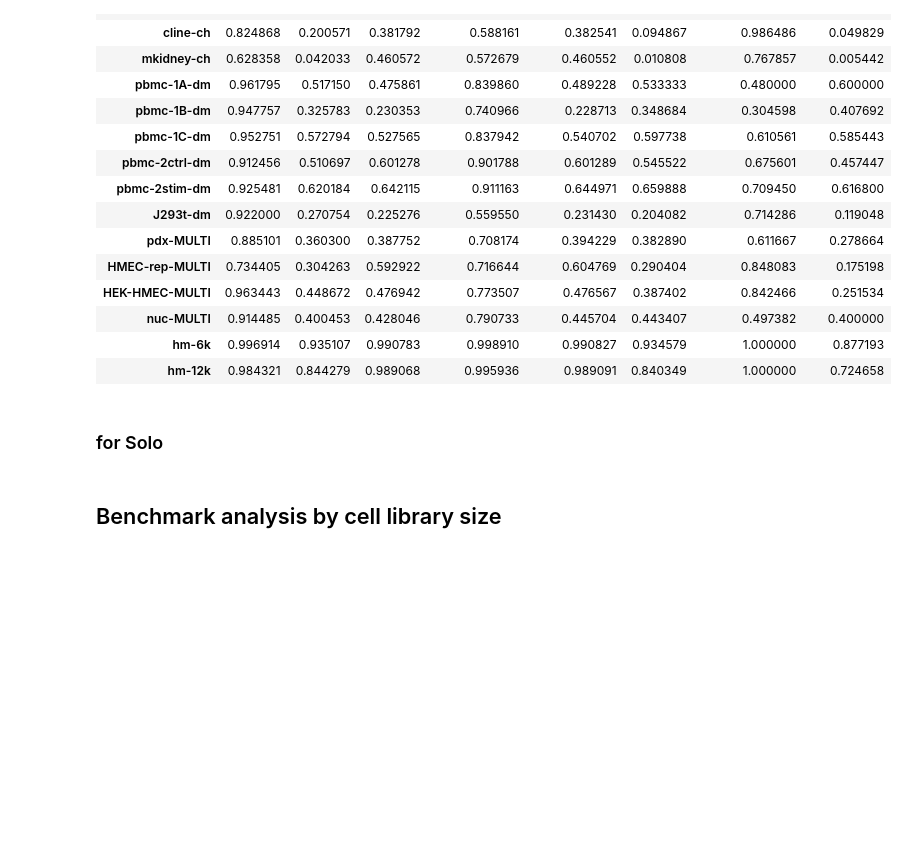
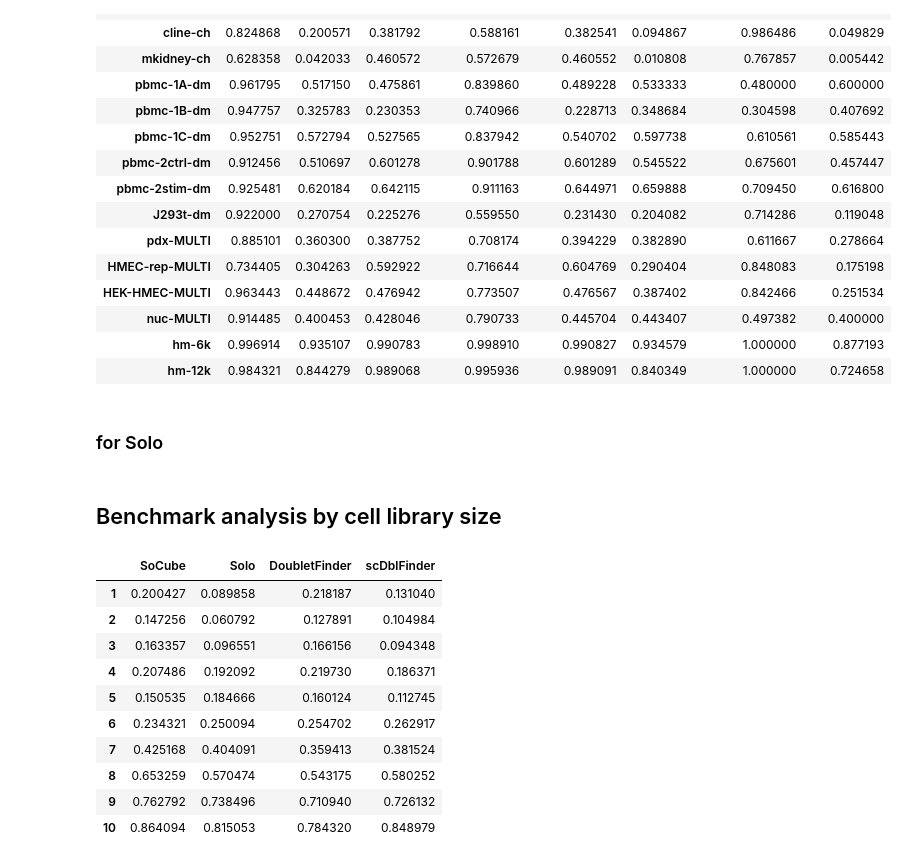
Before and after one commit to GCS-ZHN/socube, a Jupyter notebook: notebook/soube_analysis.ipynb, the cells around one changed output. Saved outputs shown, nothing was run; the diff lists cells and outputs as text; code cells hidden in the pictures; blank space fills up the shorter version.

```diff
--- a/notebook/soube_analysis.ipynb
+++ b/notebook/soube_analysis.ipynb
@@ -637,0 +647,16 @@ for dataset, socube_dir in dataset_dict.items():
+# %%
+AUPRC_result = pd.concat([dat["binary_AUPRC"] for dat in data], axis = 1)
+AUPRC_result.columns = ["SoCube", "Solo", "DoubletFinder", "scDblFinder"]
+AUPRC_result
+# %% [output]
+|  | SoCube | Solo | DoubletFinder | scDblFinder |
+| 1 | 0.200427 | 0.089858 | 0.218187 | 0.131040 |
+| 2 | 0.147256 | 0.060792 | 0.127891 | 0.104984 |
+| 3 | 0.163357 | 0.096551 | 0.166156 | 0.094348 |
+| 4 | 0.207486 | 0.192092 | 0.219730 | 0.186371 |
+| 5 | 0.150535 | 0.184666 | 0.160124 | 0.112745 |
+| 6 | 0.234321 | 0.250094 | 0.254702 | 0.262917 |
+| 7 | 0.425168 | 0.404091 | 0.359413 | 0.381524 |
+| 8 | 0.653259 | 0.570474 | 0.543175 | 0.580252 |
+| 9 | 0.762792 | 0.738496 | 0.710940 | 0.726132 |
+| 10 | 0.864094 | 0.815053 | 0.784320 | 0.848979 |
```
Also changed, not shown: parts of 8 cells of this notebook.
